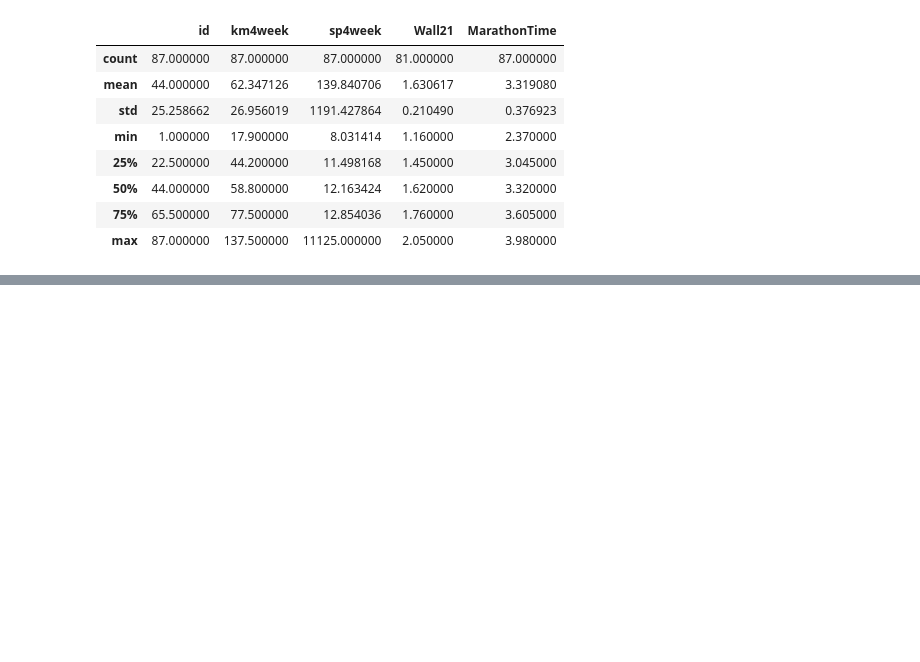
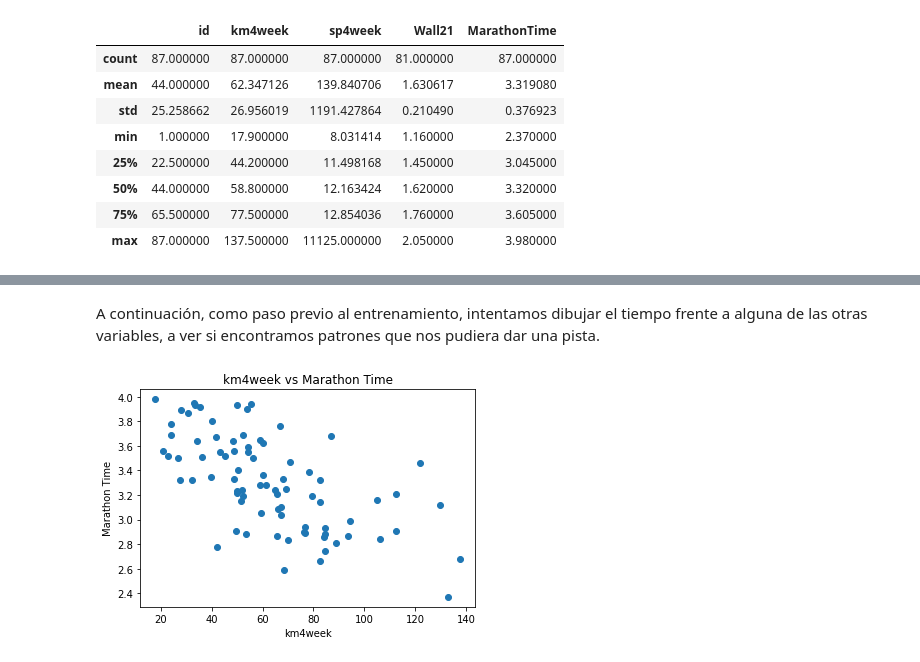
Before and after one commit to javilledo/MachineLearning, a Jupyter notebook: PredicciónTiempoMaratón_RegresiónLineal.ipynb, the cells around one changed output, grey strips where cells are left out. Drawn from its saved outputs; the diff is of its cells as text; code cells hidden in the pictures; blank space fills up the shorter version.

```diff
--- a/PredicciónTiempoMaratón_RegresiónLineal.ipynb
+++ b/PredicciónTiempoMaratón_RegresiónLineal.ipynb
@@ -117,0 +167,3 @@ datos_maraton.describe()
+# %%
+datos_maraton['CrossTraining'] = datos_maraton['CrossTraining'].fillna(0)
+datos_maraton
@@ -117,0 +184,3 @@ datos_maraton.describe()
+# %%
+datos_maraton = datos_maraton.dropna(how='any')
+datos_maraton
@@ -117,0 +208,4 @@ datos_maraton.describe()
+# %%
+valores_cross = {"CrossTraining": {'ciclista 1h':1, 'ciclista 3h':2, 'ciclista 4h':3, 'ciclista 5h': 4, 'ciclista 13h':5}}
+datos_maraton.replace(valores_cross,inplace=True)
+datos_maraton
@@ -117,0 +235,4 @@ datos_maraton.describe()
+# %%
+valores_cross = {"Category": {'MAM':1, 'M45':2, 'M40':3, 'M50': 4, 'M55':5, 'WAM':6}}
+datos_maraton.replace(valores_cross,inplace=True)
+datos_maraton
@@ -117,0 +258,11 @@ datos_maraton.describe()
+# %% [markdown]
+A continuación, como paso previo al entrenamiento, intentamos dibujar el tiempo frente a alguna de las otras variables, a ver si encontramos patrones que nos pudiera dar una pista.
+# %%
+import matplotlib.pyplot as plt
+plt.scatter(x = datos_maraton['km4week'], y = datos_maraton['MarathonTime'])
+plt.title('km4week vs Marathon Time')
+plt.xlabel('km4week')
+plt.ylabel('Marathon Time')
+plt.show()
+# %% [output]
+[figure, added]
```
Also changed, not shown: parts of 21 cells of this notebook.
